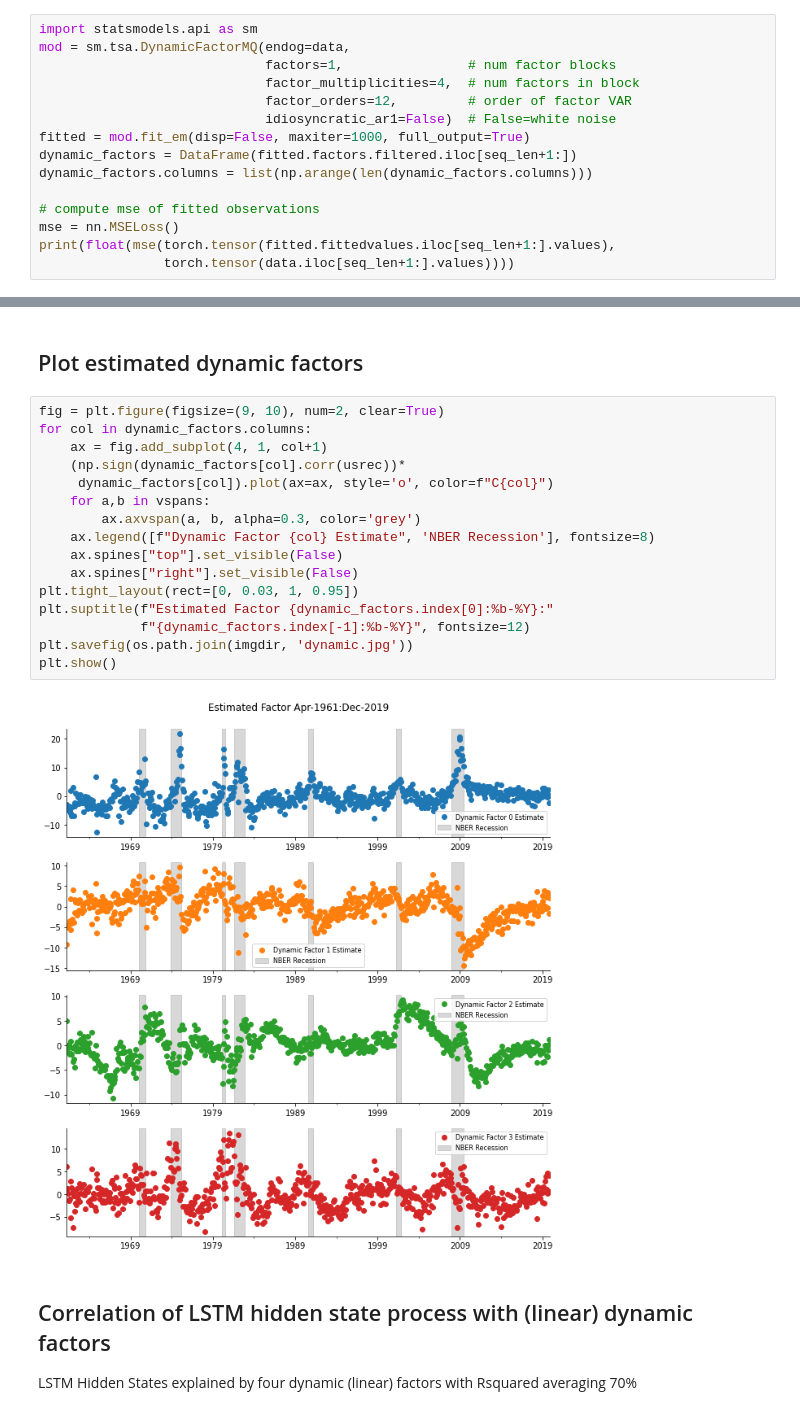
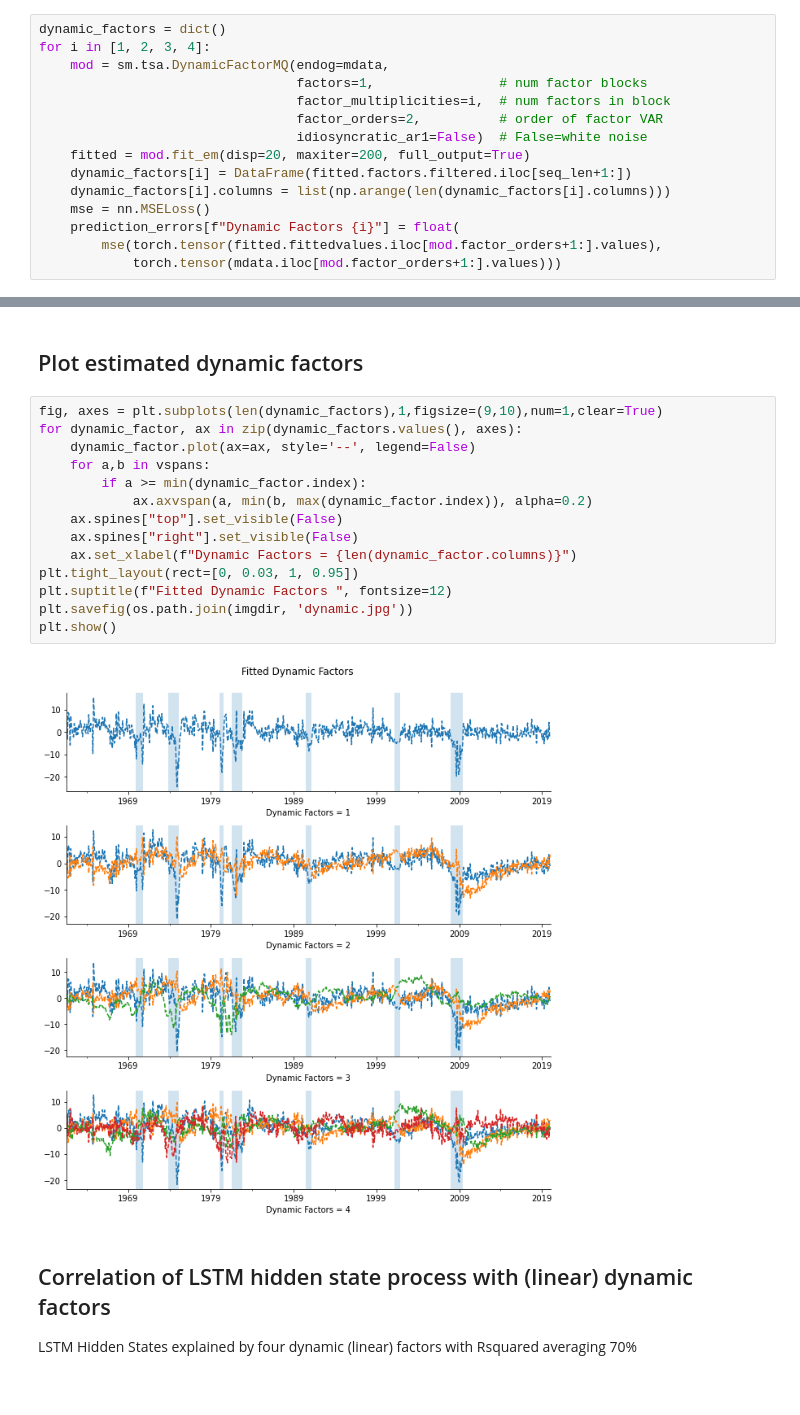
Before and after one commit to terence-lim/data-science-notebooks, a Jupyter notebook: economic_states.ipynb, the cells around one changed output, grey strips where cells are left out. Saved outputs shown, nothing was run; the diff lists cells and outputs as text.

```diff
--- a/economic_states.ipynb
+++ b/economic_states.ipynb
@@ -208,18 +251,18 @@ Allows for
 - mixed frequency data (for nowcasting)
 - EM algorithm by default accomodates larger data sets:  Kalman filter and optimizing of likelihood with quasi-Newton methods slow
 # %%
-import statsmodels.api as sm
-mod = sm.tsa.DynamicFactorMQ(endog=data,
-                             factors=1,                # num factor blocks
-                             factor_multiplicities=4,  # num factors in block
-                             factor_orders=12,         # order of factor VAR
-                             idiosyncratic_ar1=False)  # False=white noise
-fitted = mod.fit_em(disp=False, maxiter=1000, full_output=True)
-dynamic_factors = DataFrame(fitted.factors.filtered.iloc[seq_len+1:])
-dynamic_factors.columns = list(np.arange(len(dynamic_factors.columns)))
-
-# compute mse of fitted observations
-mse = nn.MSELoss()
-print(float(mse(torch.tensor(fitted.fittedvalues.iloc[seq_len+1:].values),
-                torch.tensor(data.iloc[seq_len+1:].values))))
+dynamic_factors = dict()
+for i in [1, 2, 3, 4]:
+    mod = sm.tsa.DynamicFactorMQ(endog=mdata,
+                                 factors=1,                # num factor blocks
+                                 factor_multiplicities=i,  # num factors in block
+                                 factor_orders=2,          # order of factor VAR
+                                 idiosyncratic_ar1=False)  # False=white noise
+    fitted = mod.fit_em(disp=20, maxiter=200, full_output=True)
+    dynamic_factors[i] = DataFrame(fitted.factors.filtered.iloc[seq_len+1:])
+    dynamic_factors[i].columns = list(np.arange(len(dynamic_factors[i].columns)))
+    mse = nn.MSELoss()
+    prediction_errors[f"Dynamic Factors {i}"] = float(
+        mse(torch.tensor(fitted.fittedvalues.iloc[mod.factor_orders+1:].values),
+            torch.tensor(mdata.iloc[mod.factor_orders+1:].values)))
 # %% [output]
@@ -227,23 +287,21 @@ print(float(mse(torch.tensor(fitted.fittedvalues.iloc[seq_len+1:].values),
 # %% [markdown]
 ## Plot estimated dynamic factors
 # %%
-fig = plt.figure(figsize=(9, 10), num=2, clear=True)
-for col in dynamic_factors.columns:
-    ax = fig.add_subplot(4, 1, col+1)
-    (np.sign(dynamic_factors[col].corr(usrec))*
-     dynamic_factors[col]).plot(ax=ax, style='o', color=f"C{col}")
+fig, axes = plt.subplots(len(dynamic_factors),1,figsize=(9,10),num=1,clear=True)
+for dynamic_factor, ax in zip(dynamic_factors.values(), axes):
+    dynamic_factor.plot(ax=ax, style='--', legend=False)
     for a,b in vspans:
-        ax.axvspan(a, b, alpha=0.3, color='grey')
-    ax.legend([f"Dynamic Factor {col} Estimate", 'NBER Recession'], fontsize=8)
+        if a >= min(dynamic_factor.index):
+            ax.axvspan(a, min(b, max(dynamic_factor.index)), alpha=0.2)
     ax.spines["top"].set_visible(False)
     ax.spines["right"].set_visible(False)
+    ax.set_xlabel(f"Dynamic Factors = {len(dynamic_factor.columns)}")
 plt.tight_layout(rect=[0, 0.03, 1, 0.95])
-plt.suptitle(f"Estimated Factor {dynamic_factors.index[0]:%b-%Y}:"
-             f"{dynamic_factors.index[-1]:%b-%Y}", fontsize=12)
+plt.suptitle(f"Fitted Dynamic Factors ", fontsize=12)
 plt.savefig(os.path.join(imgdir, 'dynamic.jpg'))
 plt.show()
 # %% [output]
-[figure, old version]
+[figure, new version]
 # %% [markdown]
 ## Correlation of LSTM hidden state process with (linear) dynamic factors
 
```
Also changed, not shown: parts of 35 cells of this notebook, 4 other files.
